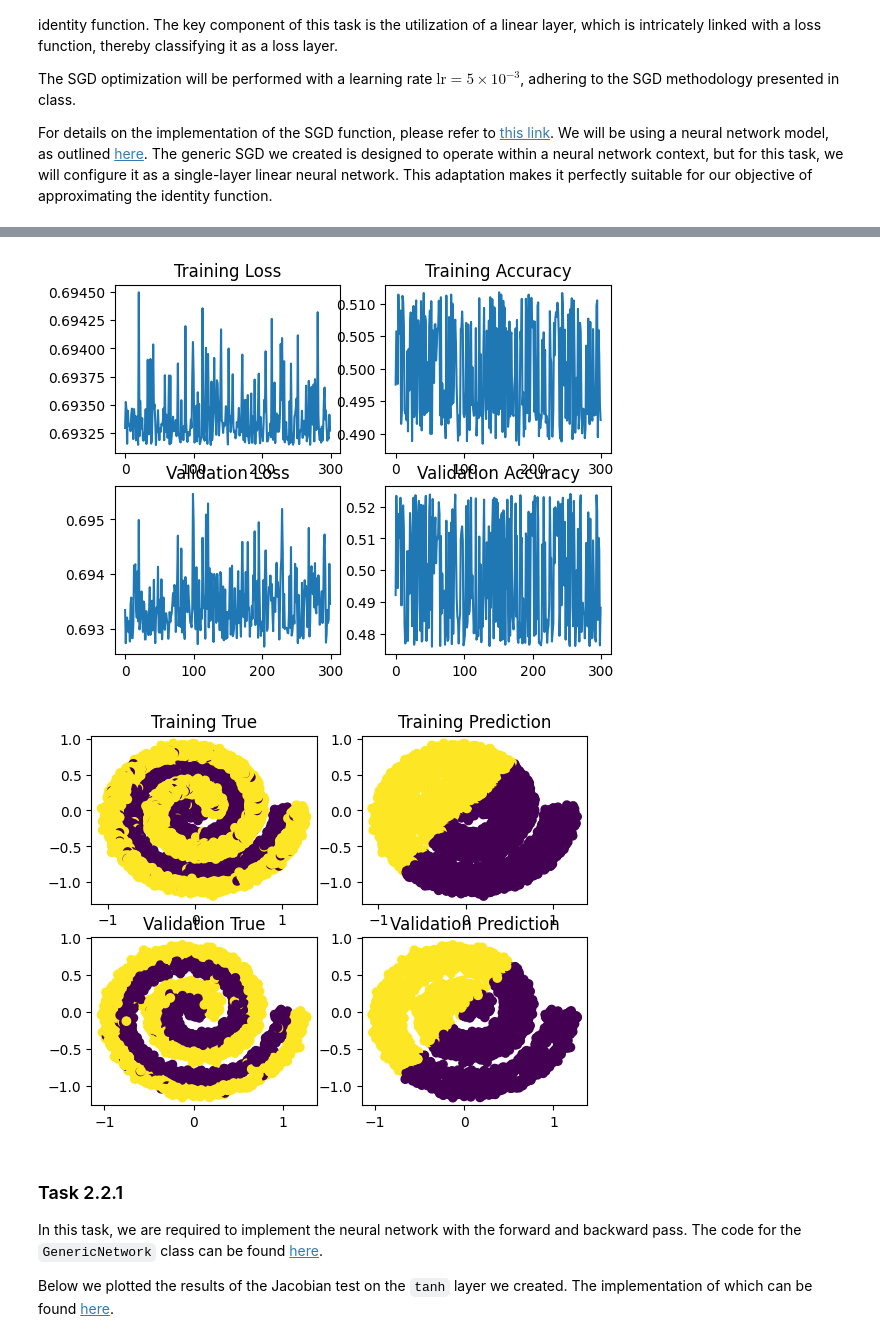
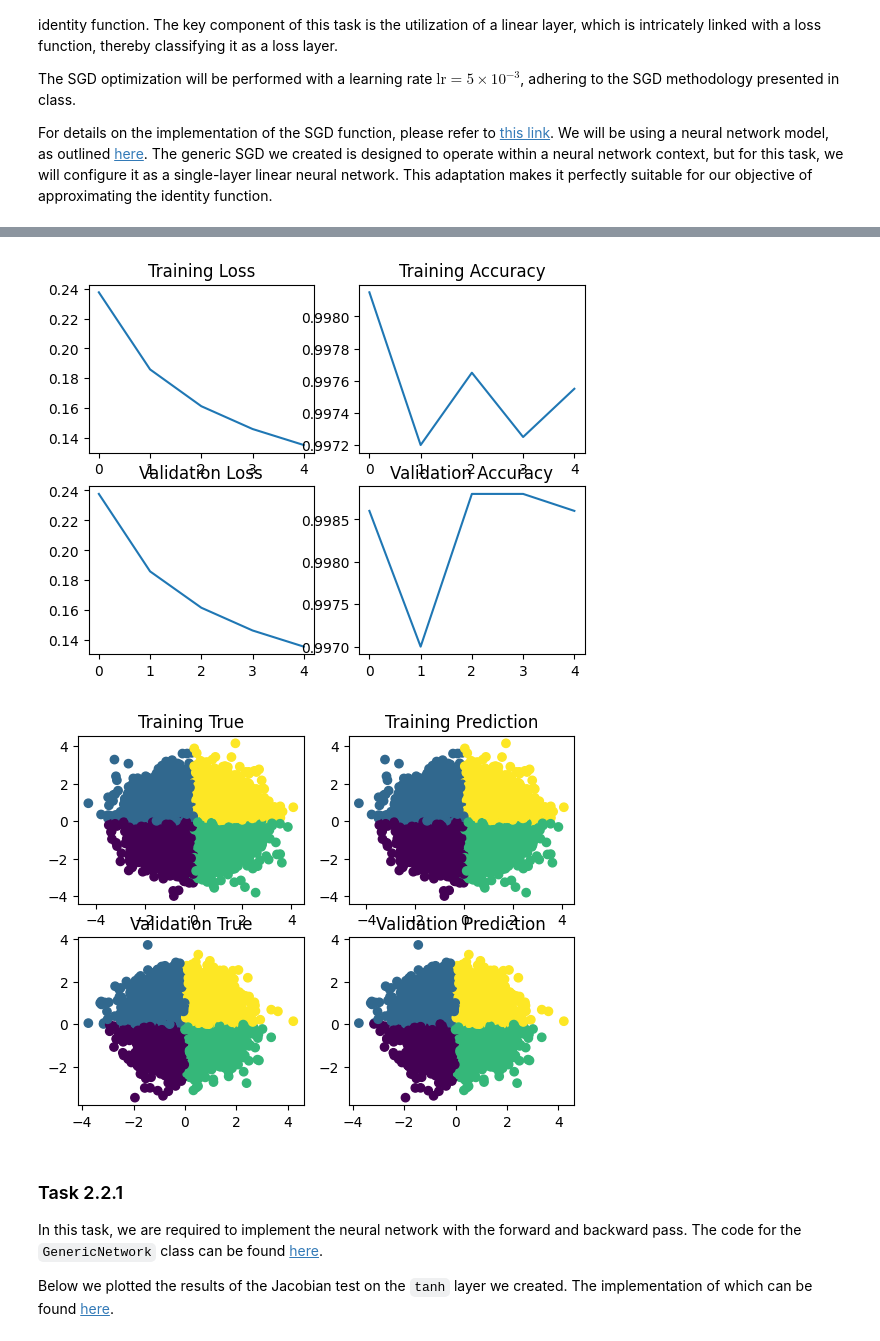
Before and after one commit to elemyoav/Deep-Learning, a Jupyter notebook: Deep-Learning-1.ipynb, the cells around one changed output, grey strips where cells are left out. Drawn from its saved outputs; the diff is of its cells as text; code cells hidden in the pictures.

```diff
--- a/Deep-Learning-1.ipynb
+++ b/Deep-Learning-1.ipynb
@@ -25,7 +25,7 @@ Requirement already satisfied: six==1.16.0 in /home/elem/anaconda3/envs/Deep_Lea
 from layers import ReLULayer, TanhLayer
 from losses import LinearLayer, SoftmaxLayer
 from neural_network import GenericNetwork
-from utils import plot_loss_and_accuracy, plot_data, SGD
+from utils import plot_loss_and_accuracy, plot_data, SGD, Gradient_test, JacobianTest
 
 import numpy as np
 import matplotlib.pyplot as plt
@@ -39,6 +39,7 @@ np.set_printoptions(precision=10, suppress=True)
 swiss_roll =scipy.io.loadmat('HW1_Data(1)/SwissRollData.mat')
 peaks =scipy.io.loadmat('HW1_Data(1)/PeaksData.mat')
 gmm = scipy.io.loadmat('HW1_Data(1)/GMMData.mat')
+sample_data = scipy.io.loadmat('HW1_Data(1)/SampleData.mat')
 # %% [markdown]
 ## 2.1.1 Softmax Layer and Gradient Test
 
@@ -123,6 +145,7 @@ Epoch 299, validation accuracy: 0.0
 # %%
 lr = 5e-3
-dataset = swiss_roll
+batch_size = 16
+dataset = sample_data
 
 Xt = dataset['Yt']
 Yt = dataset['Ct']
@@ -130,10 +153,10 @@ Xv = dataset['Yv']
 Yv = dataset['Cv']
 
 # define the network
-network = GenericNetwork(SoftmaxLayer(2, 2))
+network = GenericNetwork(SoftmaxLayer(2, 4))
 
 # train the network
-tloss, vloss, tacc, vacc = SGD(Xt, Yt, Xv, Yv, network, lr, epochs=300)
+tloss, vloss, tacc, vacc = SGD(Xt, Yt, Xv, Yv, network, lr, epochs=5)
 
 # plot the loss and accuracy
 plot_loss_and_accuracy(tloss, tacc, vloss, vacc)
@@ -159,5 +185,5 @@ Epoch 299, validation accuracy: 0.4882
-[figure, old version]
+[figure, new version]
-[figure, old version]
+[figure, new version]
 # %% [markdown]
 ### Task 2.2.1
 
```
Also changed, not shown: parts of 7 cells of this notebook, 4 other files.
